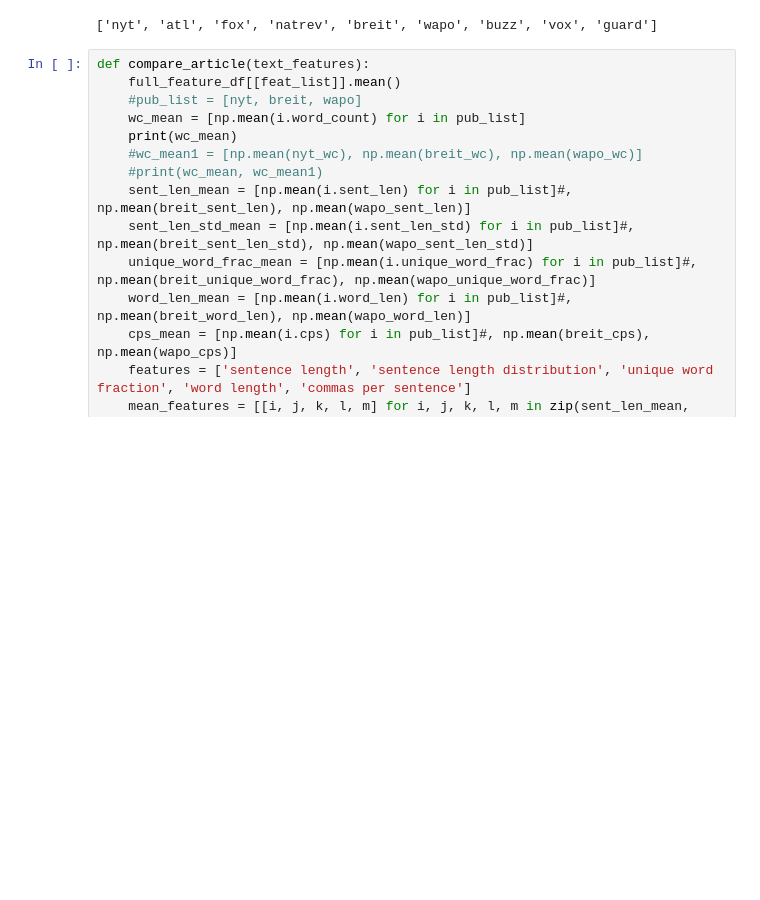
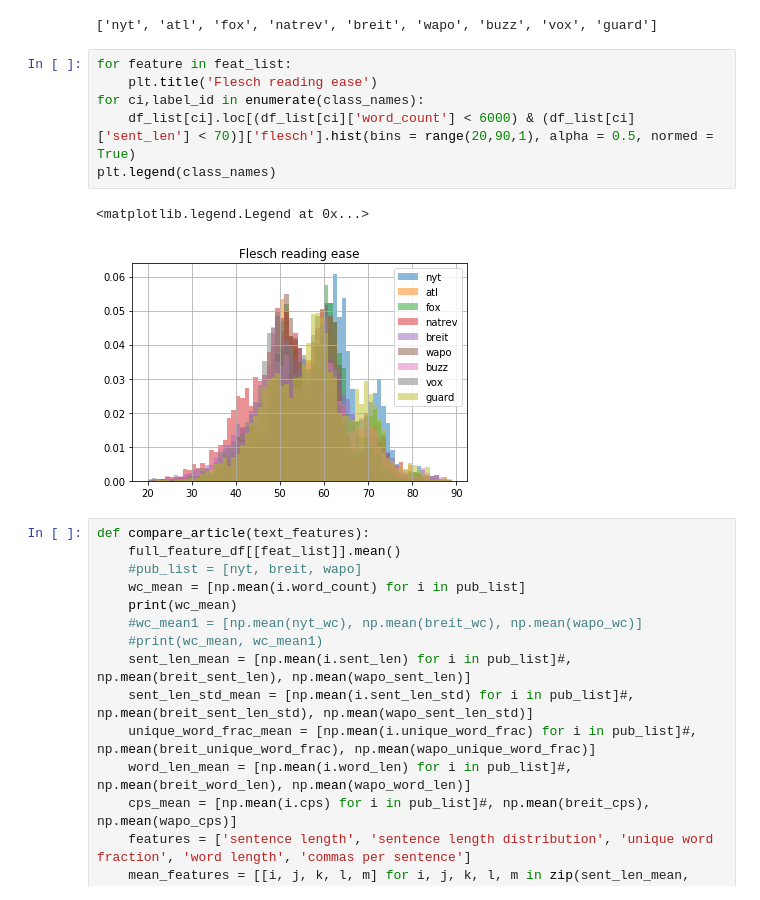
Before and after one commit to jwymbs23/insight, a Jupyter notebook: classify.ipynb, the cells around one changed output. Drawn from its saved outputs; the diff is of its cells as text; blank space fills up the shorter version.

Commit message:
got webapp working with new features, added histogram plots for classify

```diff
--- a/classify.ipynb
+++ b/classify.ipynb
@@ -67,6 +67,15 @@ for ci,label_id in enumerate(class_names):
 pickle.dump(mean_values, open('mean_features.p', 'wb'))
 # %% [output]
 ['nyt', 'atl', 'fox', 'natrev', 'breit', 'wapo', 'buzz', 'vox', 'guard']
+# %%
+for feature in feat_list:
+    plt.title('Flesch reading ease')
+for ci,label_id in enumerate(class_names):
+    df_list[ci].loc[(df_list[ci]['word_count'] < 6000) & (df_list[ci]['sent_len'] < 70)]['flesch'].hist(bins = range(20,90,1), alpha = 0.5, normed = True)
+plt.legend(class_names)
+# %% [output]
+<matplotlib.legend.Legend at 0x...>
+[figure, added]
 # %%
 def compare_article(text_features):
     full_feature_df[[feat_list]].mean()
```
Also changed, not shown: parts of 3 cells of this notebook, 4 other files.
